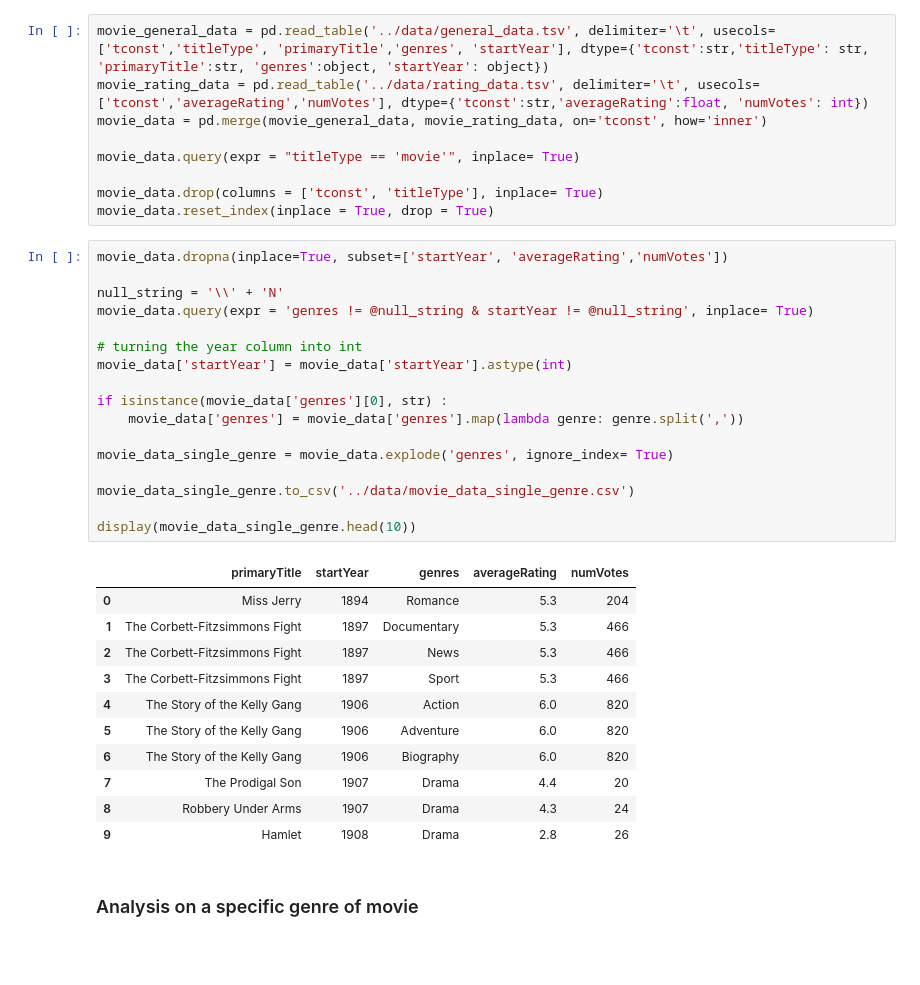
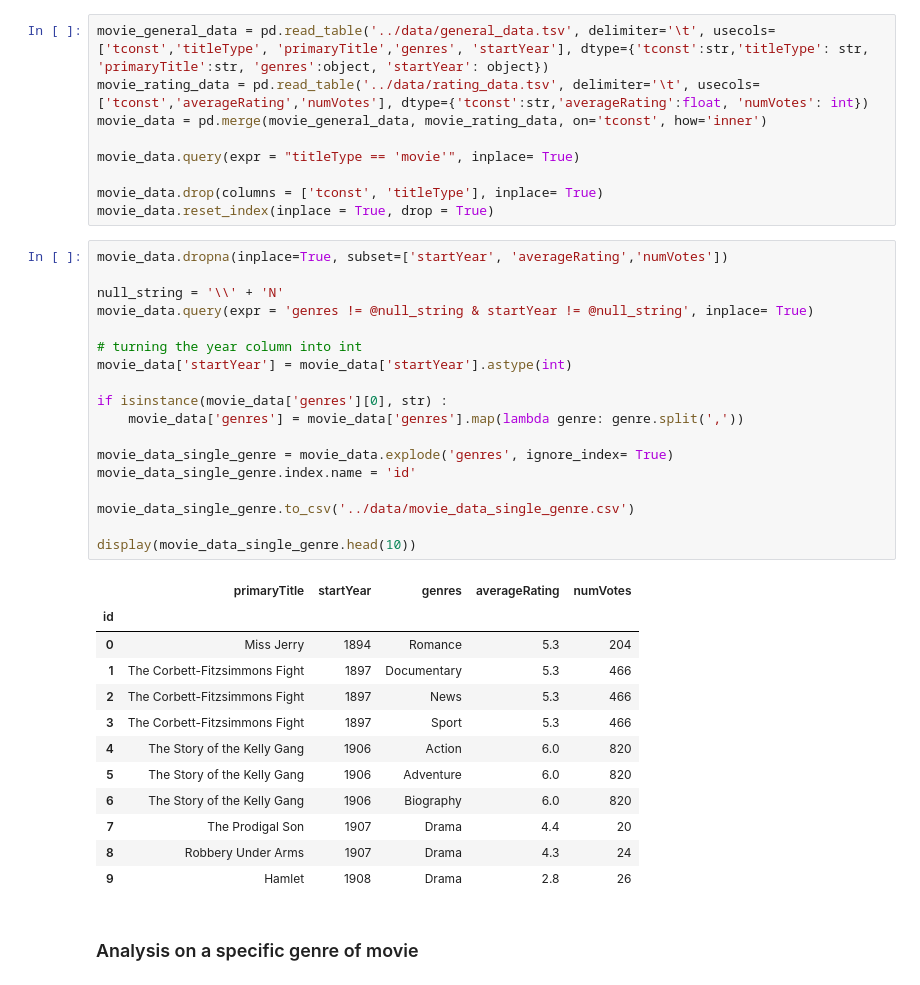
Before and after one commit to IuliaBunescu/machine-learning-small-projects, a Jupyter notebook: notebooks/movie_trends.ipynb, the cells around one changed output. Drawn from its saved outputs; the diff is of its cells as text; blank space fills up the shorter version.

```diff
--- a/notebooks/movie_trends.ipynb
+++ b/notebooks/movie_trends.ipynb
@@ -21,22 +21,24 @@ movie_data.reset_index(inplace = True, drop = True)
 # %%
 movie_data.dropna(inplace=True, subset=['startYear', 'averageRating','numVotes'])
 
 null_string = '\\' + 'N'
 movie_data.query(expr = 'genres != @null_string & startYear != @null_string', inplace= True)
 
 # turning the year column into int
 movie_data['startYear'] = movie_data['startYear'].astype(int)
 
 if isinstance(movie_data['genres'][0], str) :
     movie_data['genres'] = movie_data['genres'].map(lambda genre: genre.split(','))
 
 movie_data_single_genre = movie_data.explode('genres', ignore_index= True)
+movie_data_single_genre.index.name = 'id'
 
 movie_data_single_genre.to_csv('../data/movie_data_single_genre.csv')
 
 display(movie_data_single_genre.head(10))
 # %% [output]
 |  | primaryTitle | startYear | genres | averageRating | numVotes |
+| id |  |  |  |  |  |
 | 0 | Miss Jerry | 1894 | Romance | 5.3 | 204 |
 | 1 | The Corbett-Fitzsimmons Fight | 1897 | Documentary | 5.3 | 466 |
 | 2 | The Corbett-Fitzsimmons Fight | 1897 | News | 5.3 | 466 |
```
Also changed, not shown: parts of 4 cells of this notebook, 2 other files.
